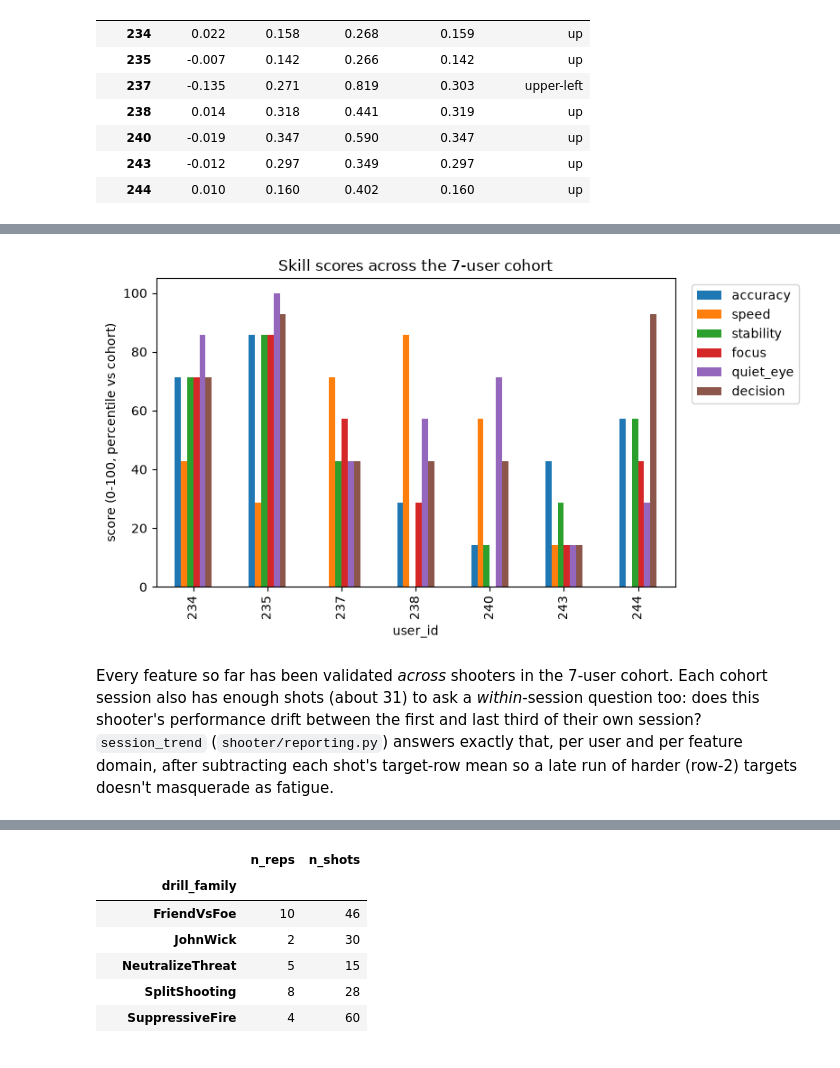
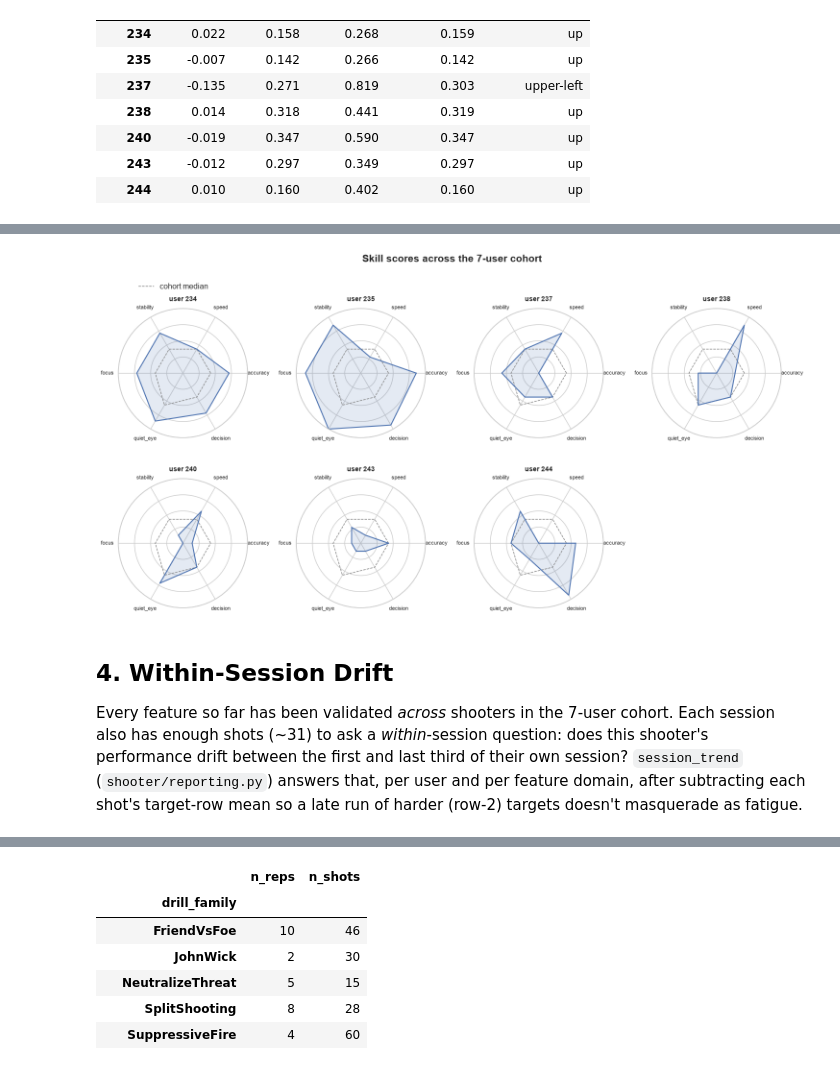
Before and after one commit to GalKepler/eyeviation, a Jupyter notebook: analysis.ipynb, the cells around one changed output, grey strips where cells are left out. Saved outputs shown, nothing was run; the diff lists cells and outputs as text; code cells hidden in the pictures.

```diff
--- a/analysis.ipynb
+++ b/analysis.ipynb
@@ -686,11 +686,12 @@ drift.round(3)
 | 243 | -0.012 | 0.297 | 0.349 | 0.297 | up |
 | 244 | 0.010 | 0.160 | 0.402 | 0.160 | up |
 # %%
-fig, ax = plt.subplots(figsize=(5, 5))
+fig, ax = plt.subplots(figsize=(5.5, 5.5))
 plot_hit_map(shots, DEMO_USER, ax)
 b = drift.loc[DEMO_USER]
 ax.annotate("", xy=(b["bias_x_m"], b["bias_y_m"]), xytext=(0, 0),
             arrowprops=dict(arrowstyle="->", color="black", linewidth=2))
-ax.set_title(f"User {DEMO_USER}: hit points + mean bias vector ({b['bias_direction']}, {b['bias_mag_m']:.2f}m)")
+ax.set_title(f"User {DEMO_USER}: hits + mean bias vector ({b['bias_direction']}, {b['bias_mag_m']:.2f}m)",
+             fontweight="bold")
 fig.tight_layout()
 # %% [output]
@@ -709,16 +710,26 @@ moderate spread (44cm) - mostly a sight/stance fix, less so a consistency
 problem.
 # %%
 # Cross-user norms: cohort-wide view of the 0-100 percentile scores.
-fig, ax = plt.subplots(figsize=(8, 4.5))
-scores.plot.bar(ax=ax)
-ax.set_ylabel("score (0-100, percentile vs cohort)")
-ax.set_title("Skill scores across the 7-user cohort")
-ax.legend(bbox_to_anchor=(1.02, 1), loc="upper left")
+fig, axes = plt.subplots(2, 4, figsize=(15, 8), subplot_kw={"polar": True})
+for ax, user_id in zip(axes.flat, scores.index):
+    plot_user_radar(scores, user_id, ax)
+axes.flat[0].legend(bbox_to_anchor=(0.1, 1.25), loc="upper left", frameon=False)
+for ax in axes.flat[len(scores):]:
+    ax.axis("off")
+fig.suptitle("Skill scores across the 7-user cohort", fontweight="bold")
 fig.tight_layout()
 # %% [output]
-[figure, old version]
+[figure, new version]
 # %% [markdown]
-Every feature so far has been validated *across* shooters in the 7-user cohort. Each cohort session also has enough shots (about 31) to ask a *within*-session question too: does this shooter's performance drift between the first and last third of their own session? `session_trend` (`shooter/reporting.py`) answers exactly that, per user and per feature domain, after subtracting each shot's target-row mean so a late run of harder (row-2) targets doesn't masquerade as fatigue.
+## 4. Within-Session Drift
+
+Every feature so far has been validated *across* shooters in the 7-user
+cohort. Each session also has enough shots (~31) to ask a *within*-session
+question: does this shooter's performance drift between the first and last
+third of their own session? `session_trend` (`shooter/reporting.py`)
+answers that, per user and per feature domain, after subtracting each
+shot's target-row mean so a late run of harder (row-2) targets doesn't
+masquerade as fatigue.
 # %%
 from shooter.reporting import session_trend
 
```
Also changed, not shown: parts of 36 cells of this notebook, 9 other files.
